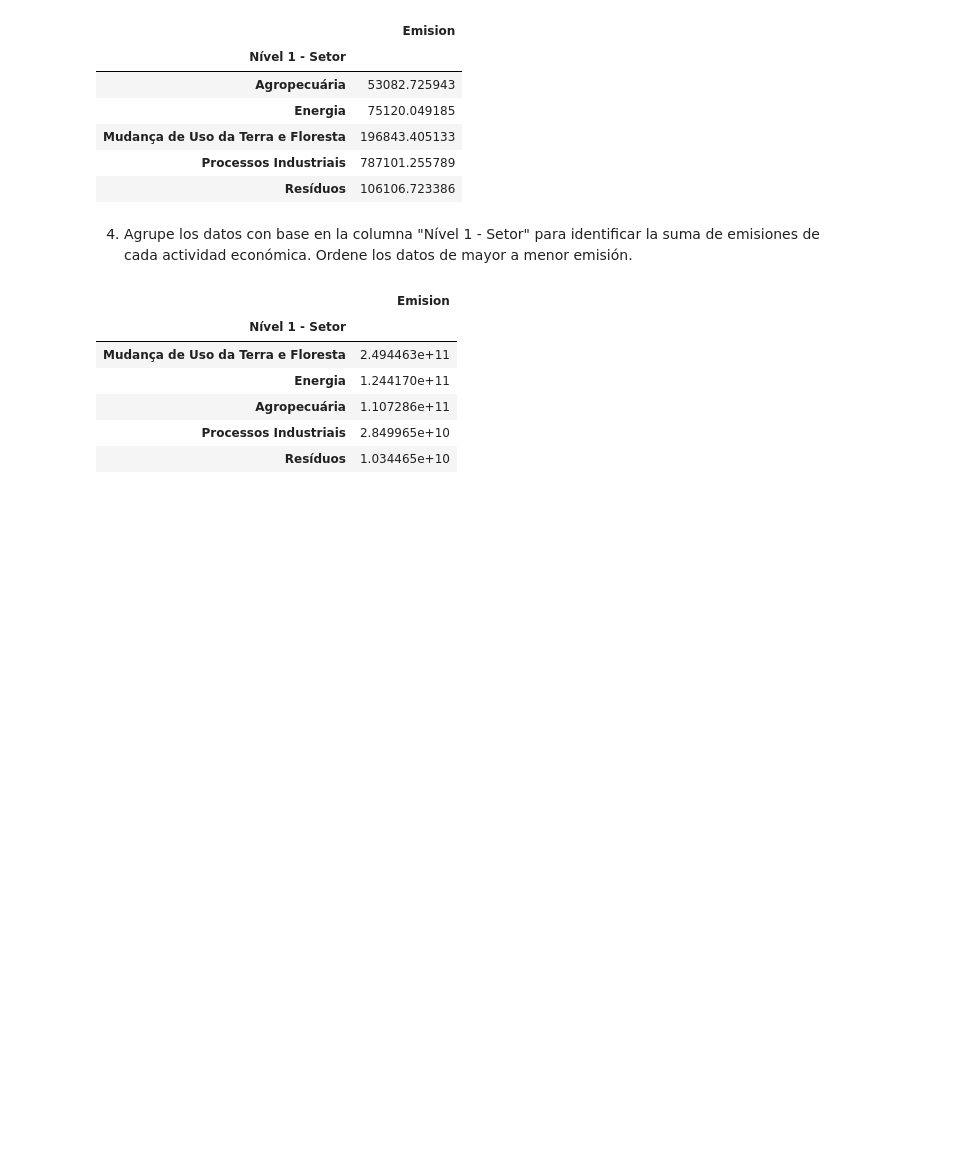
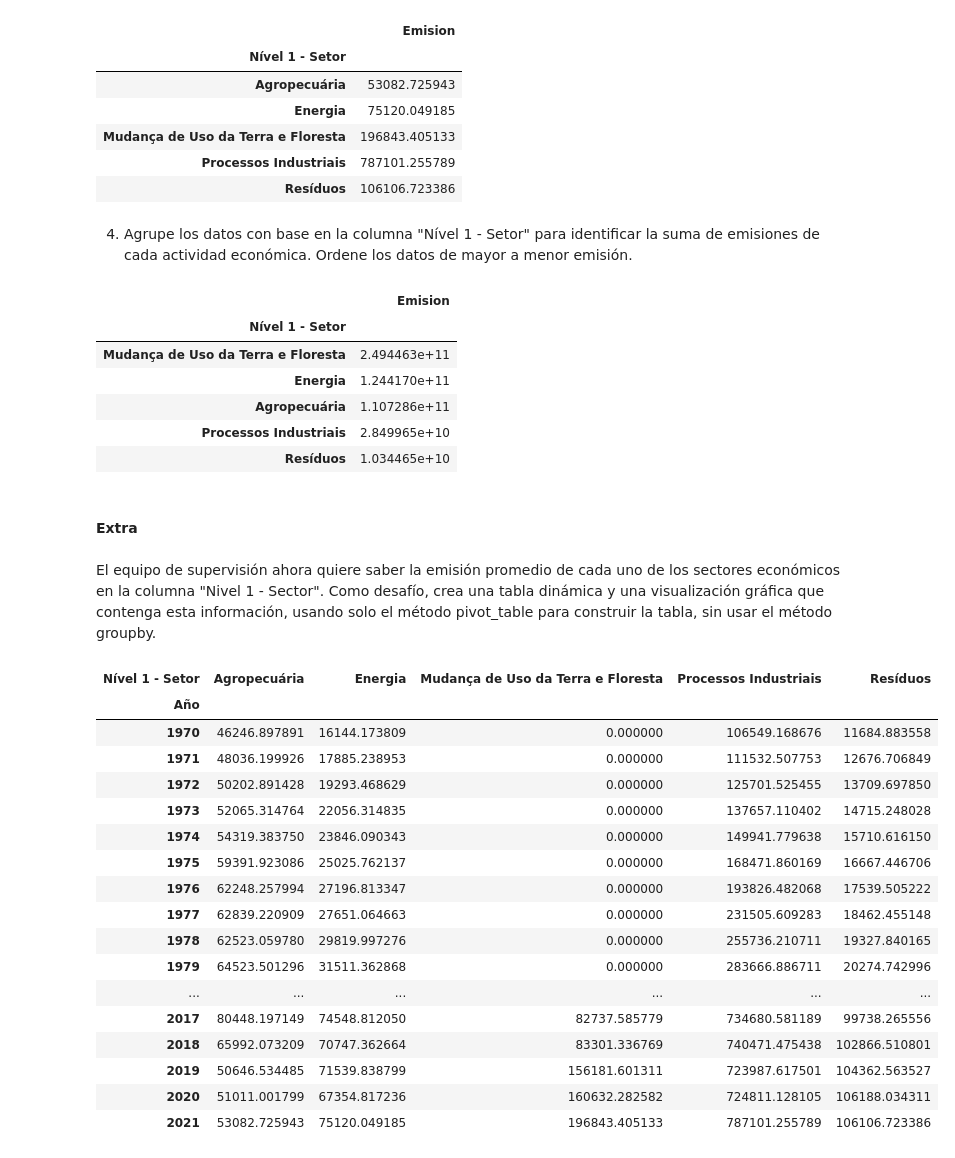
Before and after one commit to Luis1g/Panda_Agrupamiento, a Jupyter notebook: Desafio.ipynb, the cells around one changed output. Drawn from its saved outputs; the diff is of its cells as text; code cells hidden in the pictures; blank space fills up the shorter version.

```diff
--- a/Desafio.ipynb
+++ b/Desafio.ipynb
@@ -135,3 +135,29 @@ emision_por_año.groupby("Nível 1 - Setor")[["Emision"]].sum().sort_values("Emi
 | Agropecuária | 1.107286e+11 |
 | Processos Industriais | 2.849965e+10 |
 | Resíduos | 1.034465e+10 |
+# %% [markdown]
+#### Extra
+# %% [markdown]
+El equipo de supervisión ahora quiere saber la emisión promedio de cada uno de los sectores económicos en la columna "Nivel 1 - Sector". Como desafío, crea una tabla dinámica y una visualización gráfica que contenga esta información, usando solo el método pivot_table para construir la tabla, sin usar el método groupby.
+# %%
+emision_sectores = emision_por_año.pivot_table(values = 'Emision', index = 'Año', columns = 'Nível 1 - Setor', aggfunc = 'mean')
+emision_sectores
+# %% [output]
+| Nível 1 - Setor | Agropecuária | Energia | Mudança de Uso da Terra e Floresta | Processos Industriais | Resíduos |
+| Año |  |  |  |  |  |
+| 1970 | 46246.897891 | 16144.173809 | 0.000000 | 106549.168676 | 11684.883558 |
+| 1971 | 48036.199926 | 17885.238953 | 0.000000 | 111532.507753 | 12676.706849 |
+| 1972 | 50202.891428 | 19293.468629 | 0.000000 | 125701.525455 | 13709.697850 |
+| 1973 | 52065.314764 | 22056.314835 | 0.000000 | 137657.110402 | 14715.248028 |
+| 1974 | 54319.383750 | 23846.090343 | 0.000000 | 149941.779638 | 15710.616150 |
+| 1975 | 59391.923086 | 25025.762137 | 0.000000 | 168471.860169 | 16667.446706 |
+| 1976 | 62248.257994 | 27196.813347 | 0.000000 | 193826.482068 | 17539.505222 |
+| 1977 | 62839.220909 | 27651.064663 | 0.000000 | 231505.609283 | 18462.455148 |
+| 1978 | 62523.059780 | 29819.997276 | 0.000000 | 255736.210711 | 19327.840165 |
+| 1979 | 64523.501296 | 31511.362868 | 0.000000 | 283666.886711 | 20274.742996 |
+| ... | ... | ... | ... | ... | ... |
+| 2017 | 80448.197149 | 74548.812050 | 82737.585779 | 734680.581189 | 99738.265556 |
+| 2018 | 65992.073209 | 70747.362664 | 83301.336769 | 740471.475438 | 102866.510801 |
+| 2019 | 50646.534485 | 71539.838799 | 156181.601311 | 723987.617501 | 104362.563527 |
+| 2020 | 51011.001799 | 67354.817236 | 160632.282582 | 724811.128105 | 106188.034311 |
+| 2021 | 53082.725943 | 75120.049185 | 196843.405133 | 787101.255789 | 106106.723386 |
```
Also changed, not shown: parts of 9 cells of this notebook, 1 other file.
